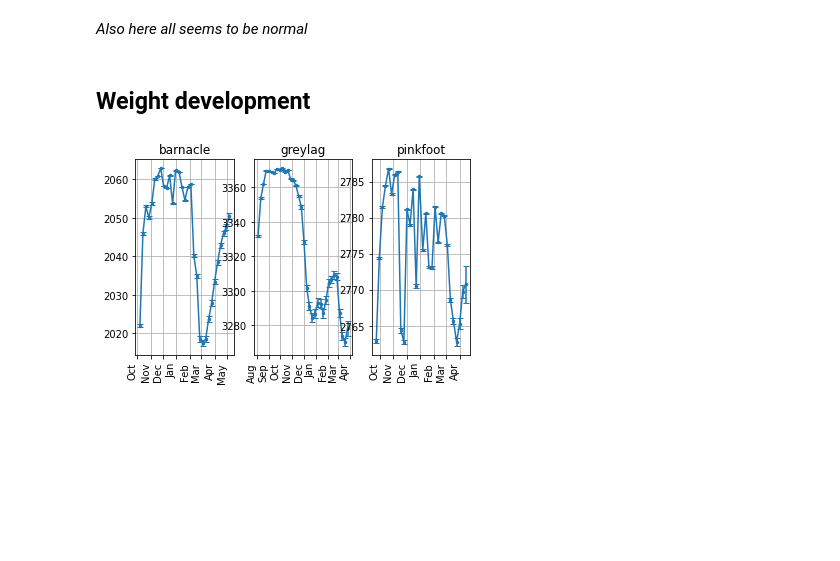
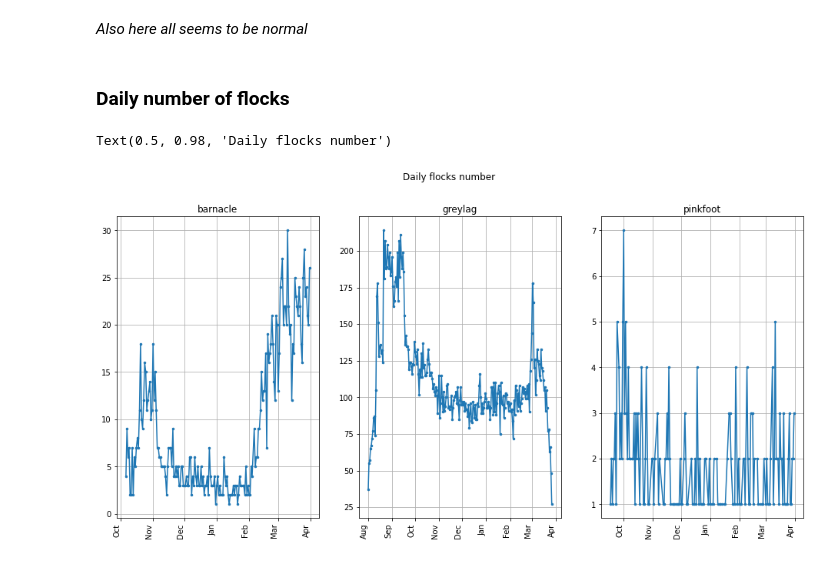
Before and after one commit to andrey-chu/almass_python_testing_mirror, a Jupyter notebook: Goose_test_notebook.ipynb, the cells around one changed output. Drawn from its saved outputs; the diff is of its cells as text; code cells hidden in the pictures; blank space fills up the shorter version.

Commit message:
field habitat use

```diff
--- a/Goose_test_notebook.ipynb
+++ b/Goose_test_notebook.ipynb
@@ -726,26 +726,34 @@ ax8a.legend(handles=p_foraged, labels=list(veg_types3), fancybox=True, shadow=Tr
 [figure]
 # %% [markdown]
 *Also here all seems to be normal*
-# %% [markdown]
-## Weight development
-# %%
-weight_data=pd.read_csv(data_dir+"GooseWeightStats.txt", sep='\t', header=0, dtype={'day': np.int16})
-weight_data['daydate']=my_dateparser(weight_data['day'])
-weight_data=weight_data[weight_data.iloc[:,5]>0 ]
-
-fig9, ax9 = plt.subplots(1,3)
-
-months = mdates.MonthLocator()
-myFmt = mdates.DateFormatter('%b')
-# plt.sca()
-fig9.autofmt_xdate(rotation='vertical')
-for i in range(3):
-    ax9[i].xaxis.set_major_formatter(myFmt)
-    ax9[i].grid()
-    ax9[i].xaxis.set_minor_locator(months)
-    ax9[i].xaxis_date()
-    temp_data = weight_data[weight_data['species']==species_names[i]]
-    line9=ax9[i].errorbar(temp_data['daydate'],temp_data['mean_weight'],temp_data['mean_weight_se'], capsize=3, ms=5, marker=".")
-    ax9[i].set_title(species_names[i])
-# %% [output]
-[figure, removed]
+# %% [markdown]
+### Daily number of flocks
+# %%
+# Flocks stats
+# we need forage data for this graph:
+#forage_data=pd.read_csv(data_dir+"GooseFieldForageData.txt", sep='\t', header=0, dtype={'day': np.int16}, converters={'last_sown_veg': str.strip, 'veg_type_chr': str.strip, 'previous_crop': str.strip})
+# The field dayordinal has the current day counting from 1/1/0001
+#forage_data['dayordinal']=forage_data['day']+simulation_start_date_ordinal
+# Useful function that parses the data
+#my_dateparser=(lambda x: pd.to_datetime(x,unit='D', origin=simulation_start_date))
+# The field 'daydate includes the date of the day for the data'
+#forage_data['daydate']=my_dateparser(forage_data['day'])
+#forage_data['weekdate']=forage_data['daydate'].dt.strftime('%Y-W%U')
+#forage_data_months_filtered = forage_data[forage_data['geese'+is_timed_str]&((forage_data['daydate'].dt.month>7) | (forage_data['daydate'].dt.month<4))]
+fig15, ax15 = plt.subplots(1,3,figsize=mpl.figure.figaspect(0.5)*2)
+months = mdates.MonthLocator()
+myFmt = mdates.DateFormatter('%b')
+fig15.autofmt_xdate(rotation='vertical')
+
+for i in range(3):
+    ax15[i].xaxis.set_major_formatter(myFmt)
+    ax15[i].xaxis.set_minor_locator(months)
+    ax15[i].xaxis_date()
+    ax15[i].grid()
+    temp=forage_data_months_filtered[forage_data_months_filtered[species_names[i]+is_timed_str]>0].groupby('daydate')['season'].count()
+    ax15[i].plot(temp.index, temp, ms=5, marker=".")
+    ax15[i].set_title(species_names[i])
+fig15.suptitle('Daily flocks number')
+# %% [output]
+Text(0.5, 0.98, 'Daily flocks number')
+[figure, added]
```
Also changed, not shown: parts of 5 cells of this notebook, 4 other files.
